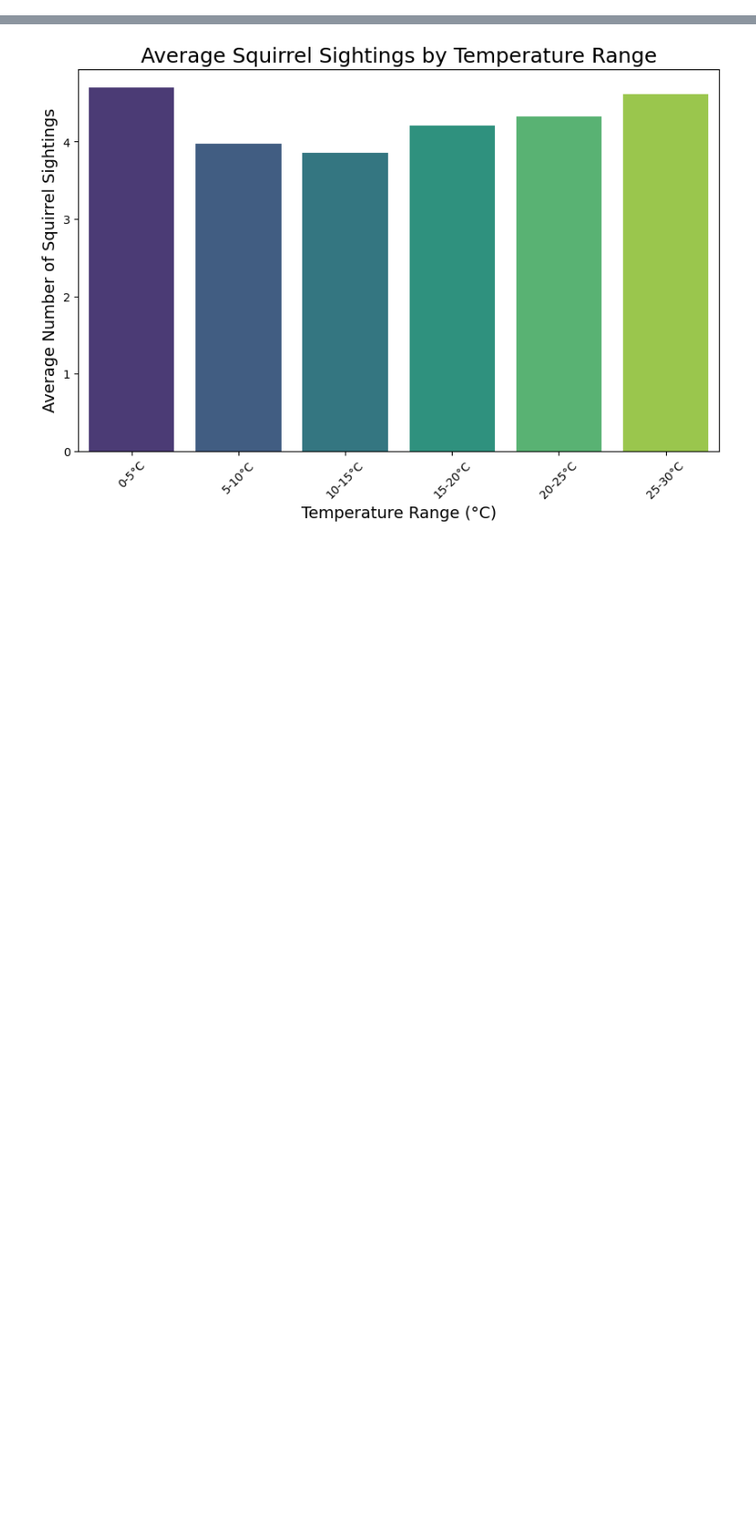
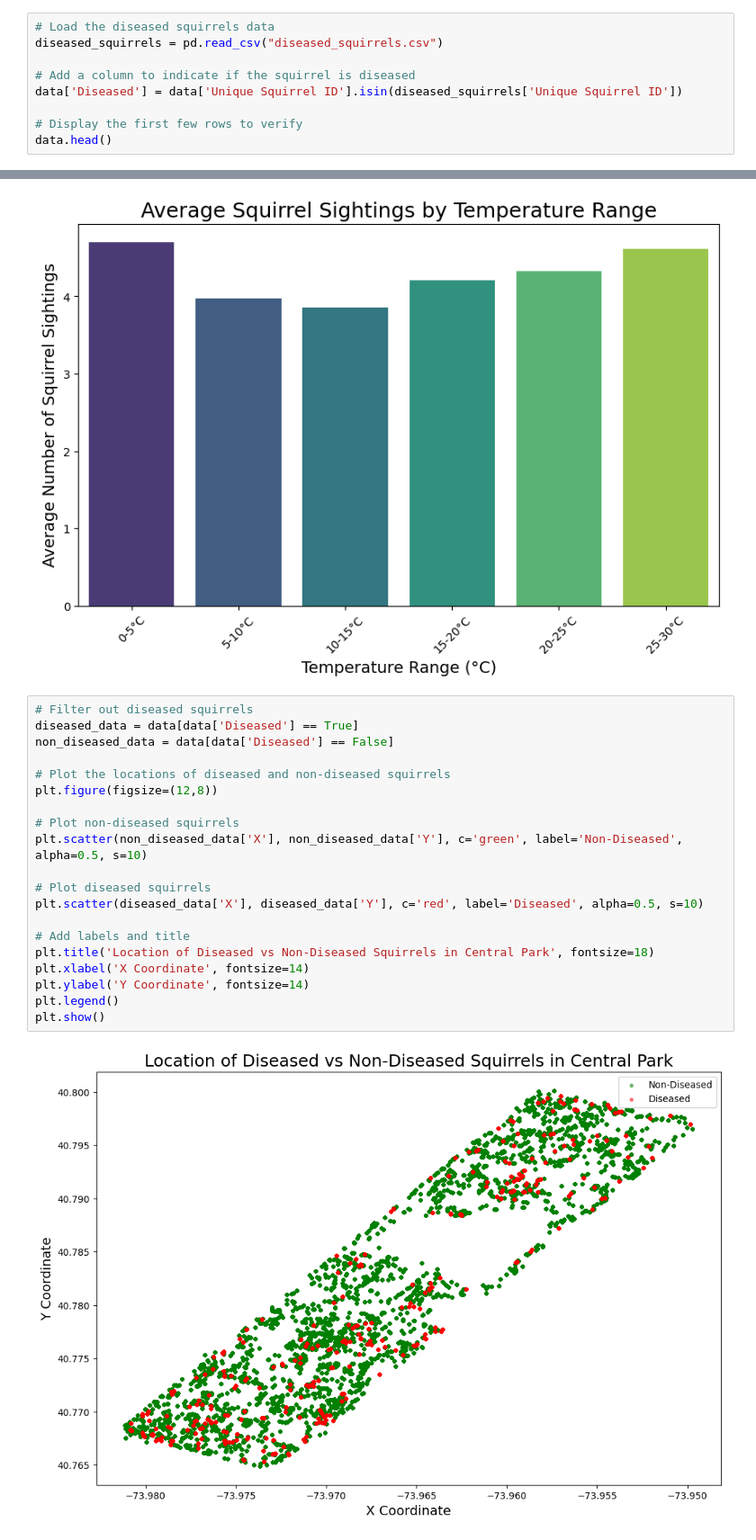
Before and after one commit to coleaydelotte/Nutosis, a Jupyter notebook: Nutosis.ipynb, the cells around one changed output, grey strips where cells are left out. Shown: that part at 90% size. Cells and saved outputs as stored; diff of their text form; blank space fills up the shorter version.

Commit message:
merged the diseased dataset, and added new visualization

```diff
--- a/Nutosis.ipynb
+++ b/Nutosis.ipynb
@@ -62,3 +62,12 @@ def merge_datasets(weather_dataset, squirrel_dataset):
 
 weather_data = retrieve_weather_days(weather_data, squirrel_data)
 data = merge_datasets(weather_data, squirrel_data)
+# %%
+# Load the diseased squirrels data
+diseased_squirrels = pd.read_csv("diseased_squirrels.csv")
+
+# Add a column to indicate if the squirrel is diseased
+data['Diseased'] = data['Unique Squirrel ID'].isin(diseased_squirrels['Unique Squirrel ID'])
+
+# Display the first few rows to verify
+data.head()
@@ -195,3 +212,25 @@ Passing `palette` without assigning `hue` is deprecated and will be removed in v
 
   sns.barplot(x='Temperature Range', y='Hectare Squirrel Number', data=temperature_grouped, palette='viridis')
 [figure]
+# %%
+# Filter out diseased squirrels
+diseased_data = data[data['Diseased'] == True]
+non_diseased_data = data[data['Diseased'] == False]
+
+# Plot the locations of diseased and non-diseased squirrels
+plt.figure(figsize=(12,8))
+
+# Plot non-diseased squirrels
+plt.scatter(non_diseased_data['X'], non_diseased_data['Y'], c='green', label='Non-Diseased', alpha=0.5, s=10)
+
+# Plot diseased squirrels
+plt.scatter(diseased_data['X'], diseased_data['Y'], c='red', label='Diseased', alpha=0.5, s=10)
+
+# Add labels and title
+plt.title('Location of Diseased vs Non-Diseased Squirrels in Central Park', fontsize=18)
+plt.xlabel('X Coordinate', fontsize=14)
+plt.ylabel('Y Coordinate', fontsize=14)
+plt.legend()
+plt.show()
+# %% [output]
+[figure, added]
```
Also changed, not shown: parts of 3 cells of this notebook, 2 other files.
